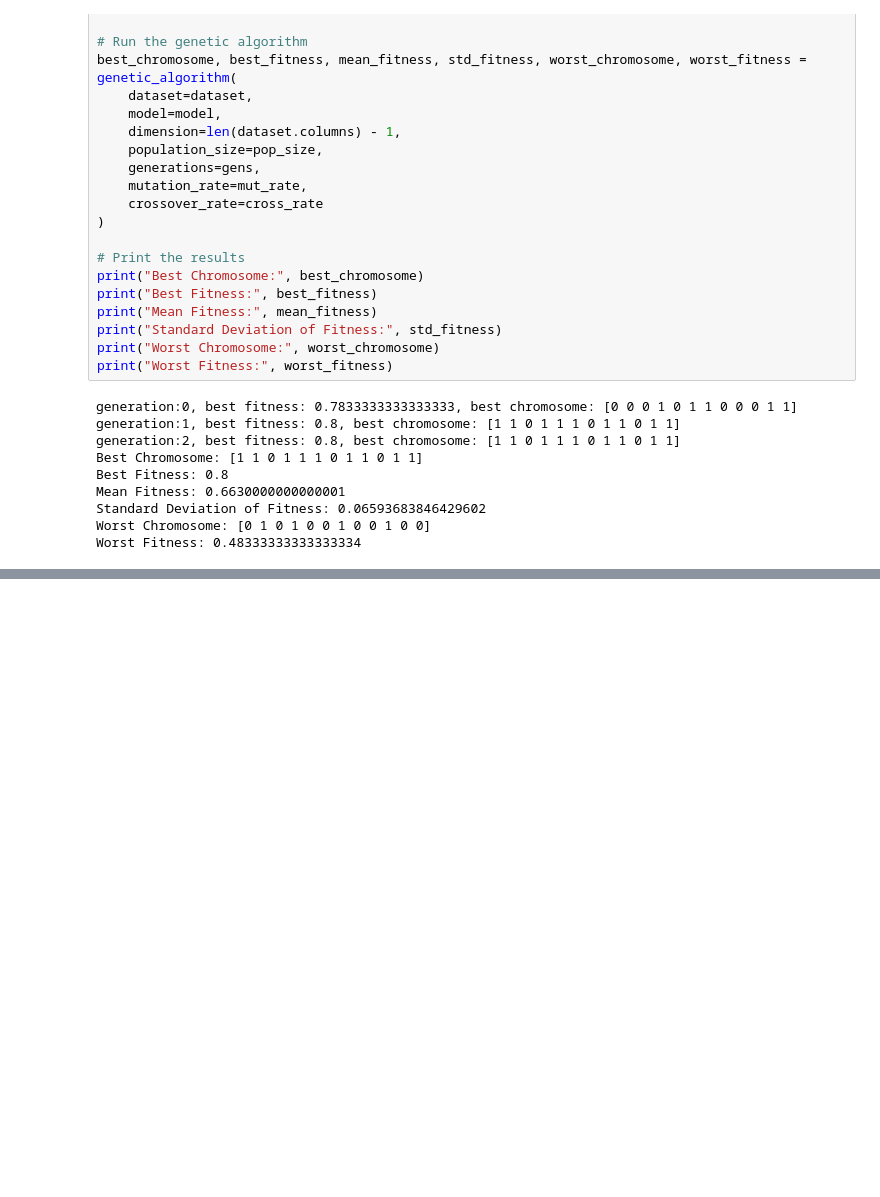
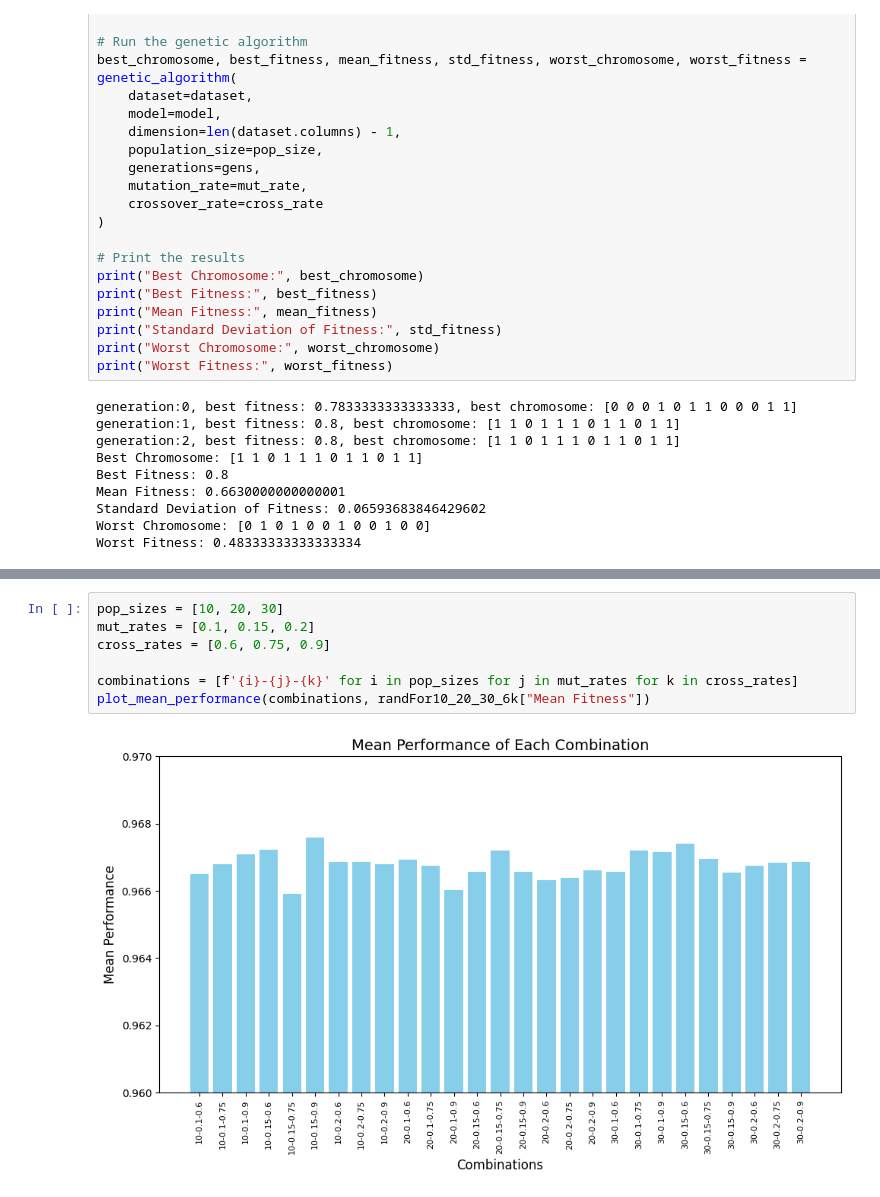
Before and after one commit to tugberkvaroglu/ec-term-project, a Jupyter notebook: ec_project.ipynb, the cells around one changed output, grey strips where cells are left out. Saved outputs shown, nothing was run; the diff lists cells and outputs as text; blank space fills up the shorter version.

```diff
--- a/ec_project.ipynb
+++ b/ec_project.ipynb
@@ -593,0 +743,9 @@ best_fitness: 0.8 best_chromosome: [1 0 0 0 1 1 0 1 0 1 0 1]
+# %%
+pop_sizes = [10, 20, 30]
+mut_rates = [0.1, 0.15, 0.2]
+cross_rates = [0.6, 0.75, 0.9]
+
+combinations = [f'{i}-{j}-{k}' for i in pop_sizes for j in mut_rates for k in cross_rates]
+plot_mean_performance(combinations, randFor10_20_30_6k["Mean Fitness"])
+# %% [output]
+[figure, added]
```
Also changed, not shown: parts of 11 cells of this notebook, 18 other files.
